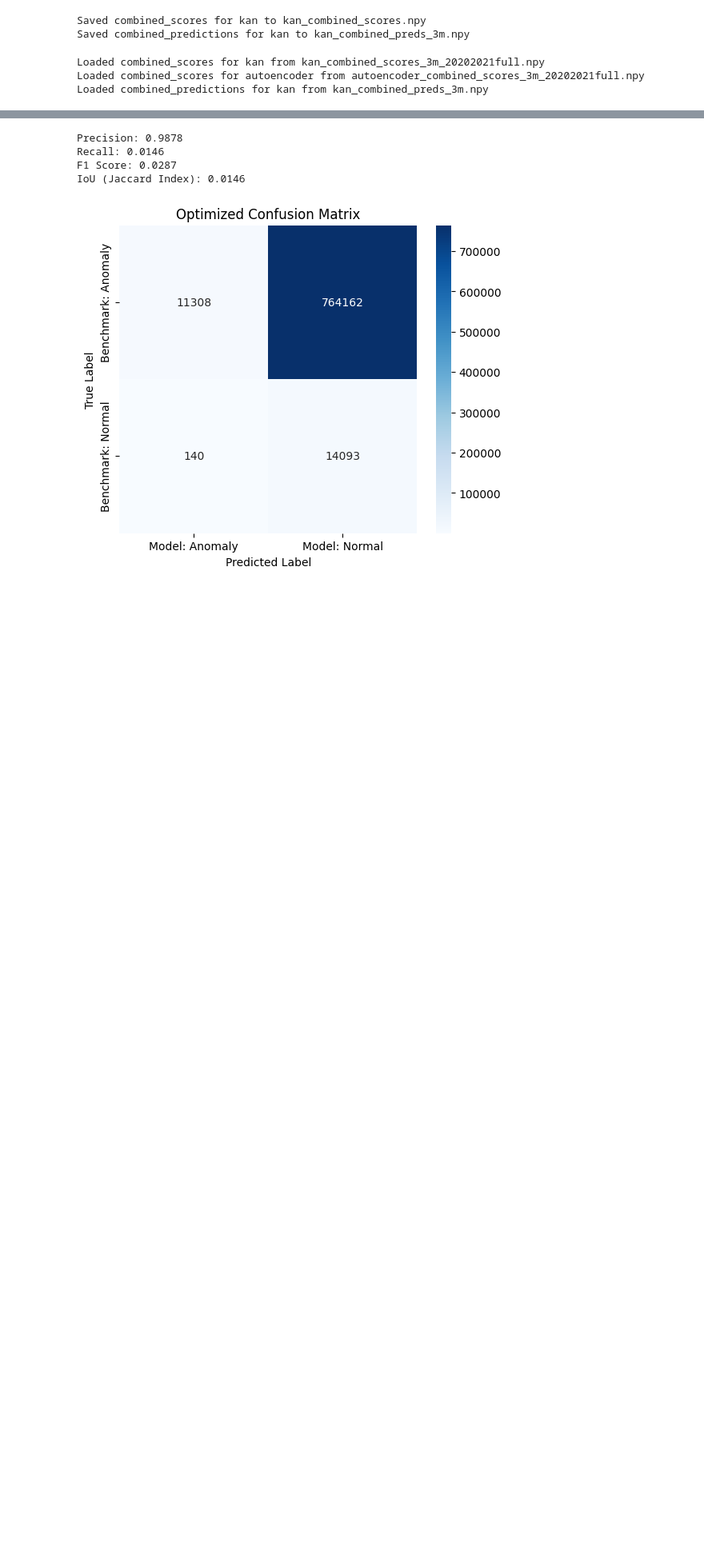
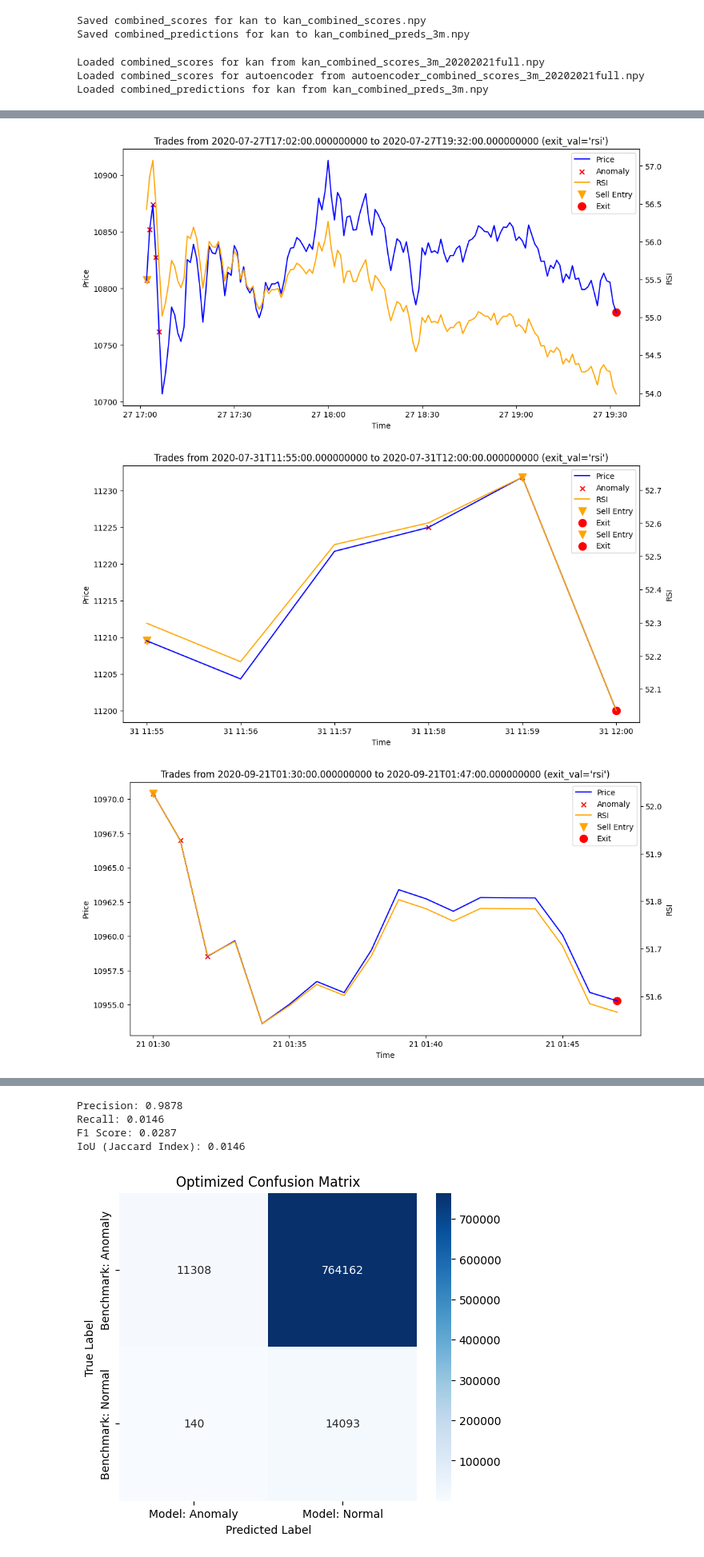
Before and after one commit to alemishch/trading_models, a Jupyter notebook: anomaly/unified_anomaly.ipynb, the cells around one changed output, grey strips where cells are left out. Shown at 80% size. Saved outputs shown, nothing was run; the diff lists cells and outputs as text; code cells hidden in the pictures; blank space fills up the shorter version.

```diff
--- a/anomaly/unified_anomaly.ipynb
+++ b/anomaly/unified_anomaly.ipynb
@@ -1039,6 +1052,7 @@ def simulate_trading_percentile(
 # %%
 #window_days = 55
 window_minutes = 500 #for rolling mean
+exit_val = "rsi"
 percentile = 99.5
 max_entries = 5
 step = (100 - percentile) / max_entries
@@ -1579,0 +1748,14 @@ plt.show()
+# %%
+plot_trades(
+    closed_trades=closed_trades,
+    price_data=original_data_sorted.loc[combined_test_dates, 'close'],
+    rsi_data=original_data_sorted.loc[combined_test_dates, 'rsi'],
+    ma_data=original_data_sorted.loc[combined_test_dates, 'MA'],
+    anomalies=rolling_anomalies,
+    exit_val="rsi",   # or "ma"
+    num_plots=5       # optional
+)
+# %% [output]
+[figure, added]
+[figure, added]
+[figure, added]
```
Also changed, not shown: parts of 5 cells of this notebook.
